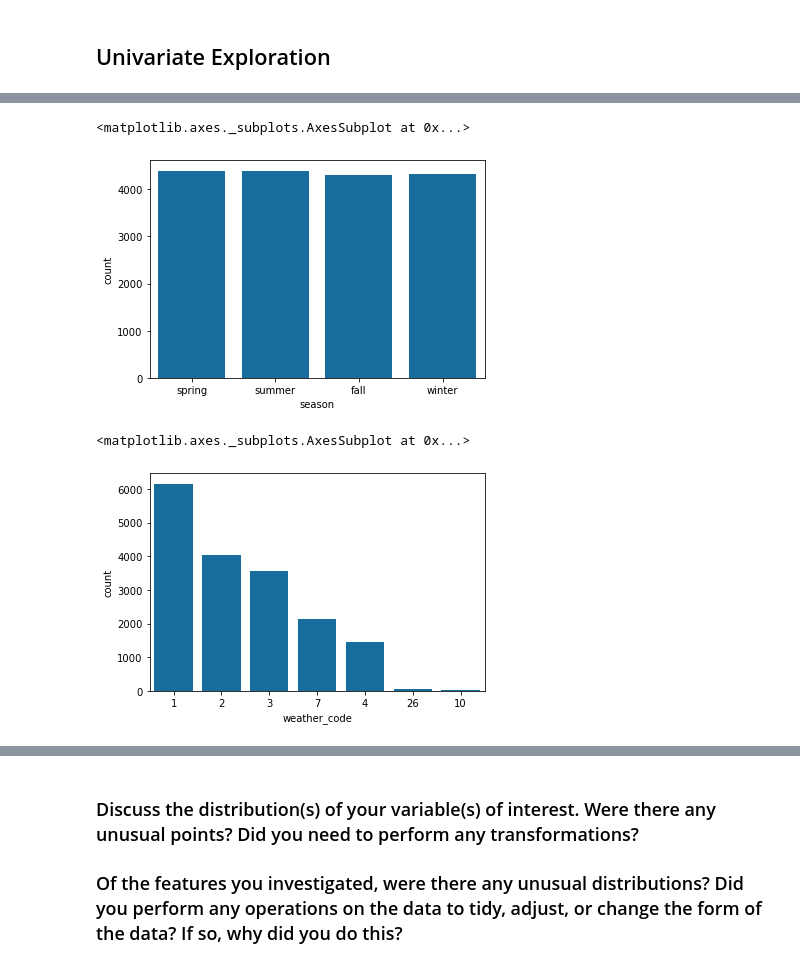
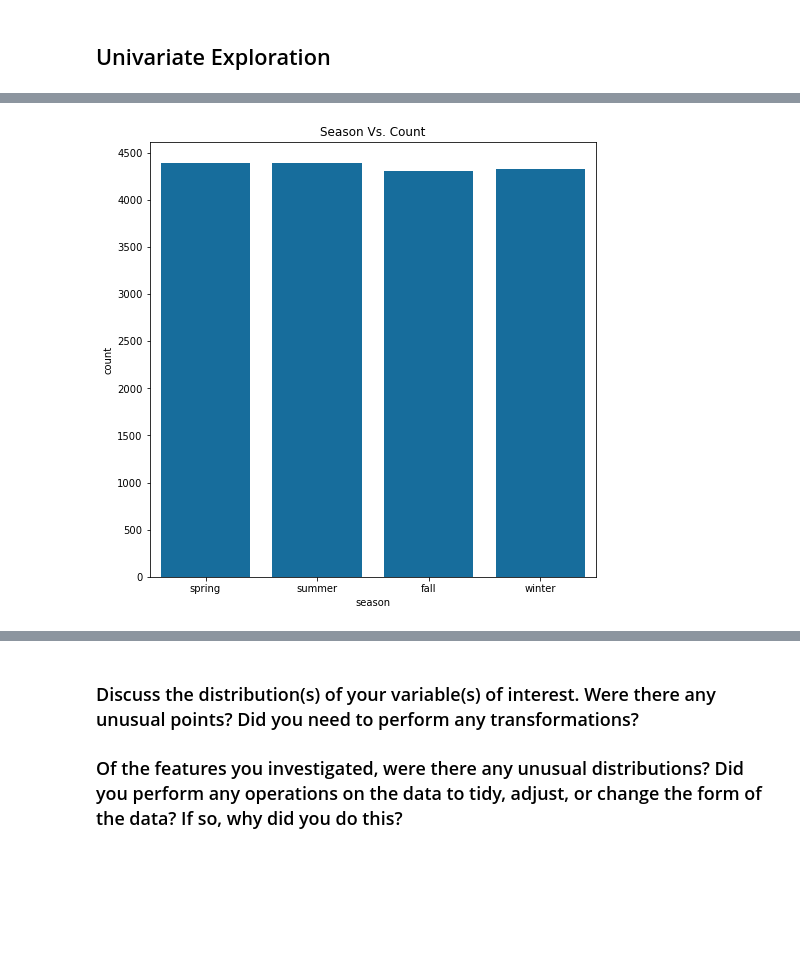
Before and after one commit to yufrances90/Communicate-Data-Findings, a Jupyter notebook: exploration_3.ipynb, the cells around one changed output, grey strips where cells are left out. Cells and saved outputs as stored; diff of their text form; code cells hidden in the pictures; blank space fills up the shorter version.

```diff
--- a/exploration_3.ipynb
+++ b/exploration_3.ipynb
@@ -94,0 +86,18 @@ sns.countplot(
+# %%
+plt.rcParams['figure.figsize'] = (10, 10)
+
+bins = np.arange(0, 7860, 500)
+
+y_pos = np.arange(0, 7000, 200)
+
+plt.hist(df['shared_counts'], bins=bins)
+
+plt.xticks(bins, rotation=90)
+plt.yticks(y_pos)
+
+plt.xlabel('shared Counts')
+plt.ylabel('count')
+
+plt.title('Shared Counts Vs. Count')
+
+plt.show()
@@ -94,0 +106,16 @@ sns.countplot(
+# %%
+plt.rcParams['figure.figsize'] = (8, 8)
+
+y_pos = np.arange(0, 9000+500, 500)
+
+sns.countplot(
+    x="year",
+    data=df,
+    color=base_color
+)
+
+plt.yticks(y_pos)
+
+plt.title('Year Vs. Count')
+
+plt.show()
@@ -95,22 +124,19 @@ sns.countplot(
 # %%
+plt.rcParams['figure.figsize'] = (8, 8)
+
+y_pos = np.arange(0, 4500+500, 500)
+
 sns.countplot(
     x="season",
     data=df,
     order=['spring', 'summer', 'fall', 'winter'],
     color=base_color
 )
+
+plt.yticks(y_pos)
+
+plt.title('Season Vs. Count')
+
+plt.show()
 # %% [output]
-<matplotlib.axes._subplots.AxesSubplot at 0x...>
-[figure, old version]
+[figure, new version]
-# %%
-data = df['weather_code'].astype(str)
-
-sns.countplot(
-    x=data,
-    data=df,
-    order=data.value_counts().index,
-    color=base_color
-)
-# %% [output]
-<matplotlib.axes._subplots.AxesSubplot at 0x...>
-[figure, removed]
```
Also changed, not shown: parts of 18 cells of this notebook.
